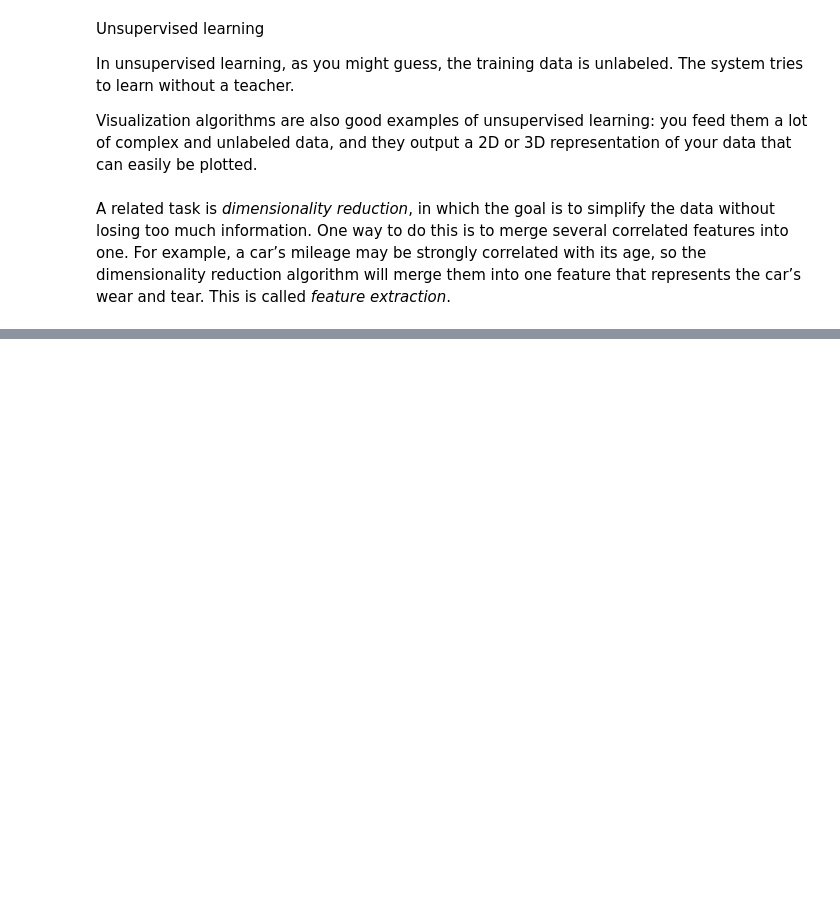
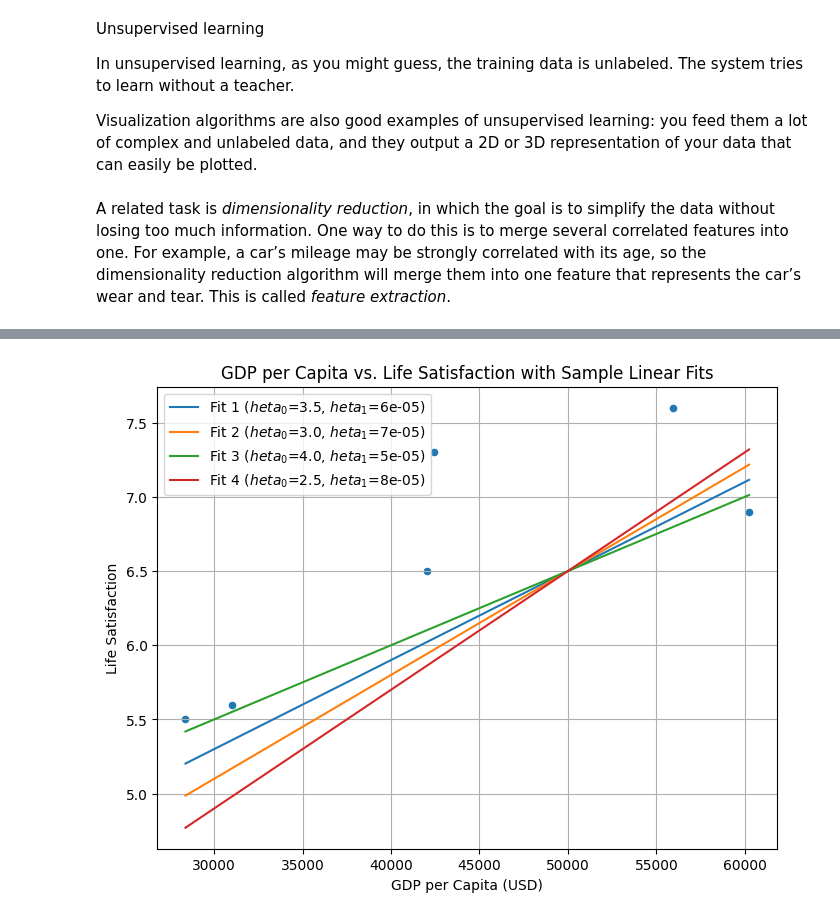
Before and after one commit to Anshulmohan27/Machine_Learning, a Jupyter notebook: Machine_learning.ipynb, the cells around one changed output, grey strips where cells are left out. Drawn from its saved outputs; the diff is of its cells as text; code cells hidden in the pictures; blank space fills up the shorter version.

```diff
--- a/Machine_learning.ipynb
+++ b/Machine_learning.ipynb
@@ -51,0 +168,38 @@ import pandas as pd
+# %%
+import numpy as np
+import matplotlib.pyplot as plt
+
+# Extract x and y values from the DataFrame
+X = df['GDP per Capita(USD)'].values.reshape(-1, 1)
+y = df['Life Satisfaction'].values
+
+# Create a scatter plot of the original data
+df.plot(kind='scatter', x='GDP per Capita(USD)', y='Life Satisfaction', figsize=(8, 6))
+
+# Define a range for GDP per Capita to draw the regression lines
+X_new = np.linspace(X.min(), X.max(), 100).reshape(-1, 1)
+
+# Define different possible linear regression parameters (theta0, theta1)
+# These are just example fits to illustrate the concept
+linear_models = [
+    {'theta0': 3.5, 'theta1': 0.00006},  # A slightly lower slope
+    {'theta0': 3.0, 'theta1': 0.00007},  # A slightly higher slope
+    {'theta0': 4.0, 'theta1': 0.00005},  # A lower intercept
+    {'theta0': 2.5, 'theta1': 0.00008}   # A higher intercept and slope
+]
+
+# Plot each linear model
+for i, model in enumerate(linear_models):
+    theta0 = model['theta0']
+    theta1 = model['theta1']
+    y_predict = theta0 + theta1 * X_new
+    plt.plot(X_new, y_predict, label=f'Fit {i+1} ($\theta_0$={theta0}, $\theta_1$={theta1})')
+
+plt.xlabel('GDP per Capita (USD)')
+plt.ylabel('Life Satisfaction')
+plt.title('GDP per Capita vs. Life Satisfaction with Sample Linear Fits')
+plt.legend()
+plt.grid(True)
+plt.show()
+# %% [output]
+[figure, added]
```
Also changed, not shown: parts of 58 cells of this notebook.
